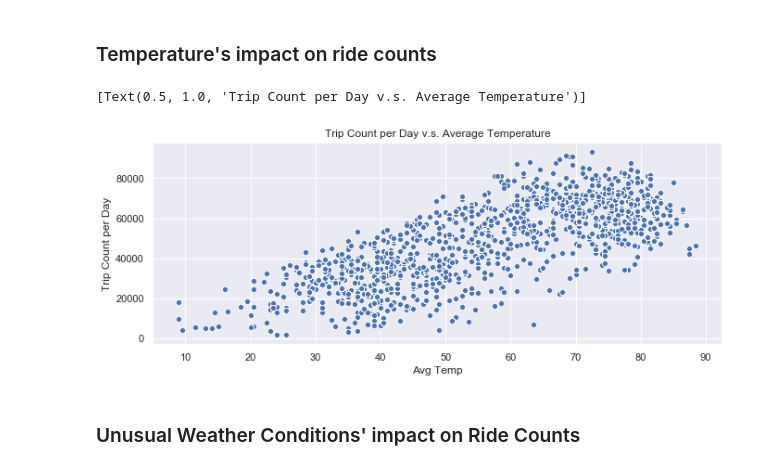
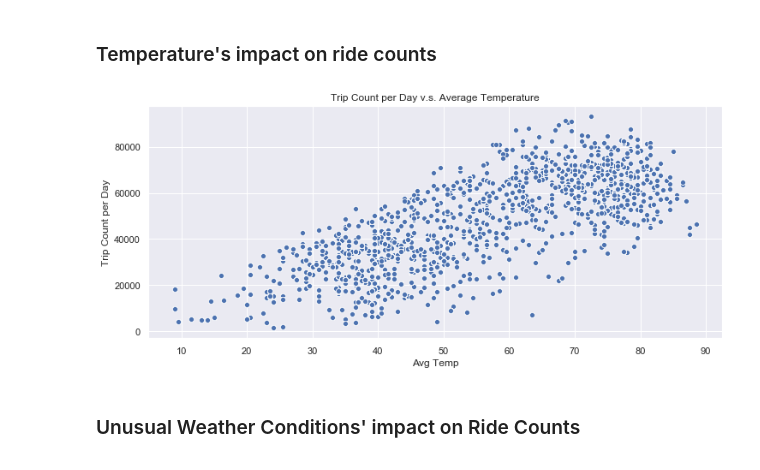
Before and after one commit to zhangym1256/Citi-Bike-Capstone, a Jupyter notebook: Hanbo/EDA.ipynb, the cells around one changed output. Drawn from its saved outputs; the diff is of its cells as text; code cells hidden in the pictures.

```diff
--- a/Hanbo/EDA.ipynb
+++ b/Hanbo/EDA.ipynb
@@ -76,5 +124,7 @@ sns.boxplot(x="Month", y="Avg Trip Duration",  data=month_trip)
 # %% [markdown]
 ### Monthly Average Bike Distance(mile)
 # %%
-sns.boxplot(x="Month", y="Avg Distance", data=month_trip)
+plt.figure(figsize=(12,5))
+sns.set_style('darkgrid')
+sns.boxplot(x="Month", y="Avg Distance", data=month_trip);
 # %% [output]
@@ -100,0 +132,6 @@ sns.barplot(x = c.start_month, y = c.distance)
+# %%
+monthly_tripduration = train_df.groupby('start_month').mean()[['trip_duration']].reset_index()
+monthly_tripduration.columns=['Start Month','Avg Trip Duration(s)']
+plt.figure(figsize=(12,5))
+sns.set_style('darkgrid')
+sns.barplot('Start Month','Avg Trip Duration(s)', data = monthly_tripduration);
@@ -100,0 +140,6 @@ sns.barplot(x = c.start_month, y = c.distance)
+# %%
+monthly_trip = train_df.groupby('start_month').count()[['trip_duration']].reset_index()
+monthly_trip.columns=['Start Month','Total Trip Counts']
+plt.figure(figsize=(12,5))
+sns.set_style('darkgrid')
+sns.barplot('Start Month', 'Total Trip Counts',data = monthly_trip);
@@ -100,0 +148,6 @@ sns.barplot(x = c.start_month, y = c.distance)
+# %%
+monthly_distance = train_df.groupby('start_month').mean()[['distance']].reset_index()
+monthly_distance.columns=['Start Month','Avg Distance(mile)']
+plt.figure(figsize=(12,5))
+sns.set_style('darkgrid')
+sns.barplot('Start Month','Avg Distance(mile)',data=monthly_distance);
@@ -105,10 +160,10 @@ sns.barplot(x = c.start_month, y = c.distance)
 # %%
 TEMP = train_df[['TAVG','trip_duration','trip_per_day','daily_avg_distance']]
 TEMP.columns = ['Avg Temp','Avg Trip Duration(s)','Trip Count per Day','Avg Distance(mile)']
-sns.scatterplot(x='Avg Temp',y='Trip Count per Day',data = TEMP).set(title = 'Trip Count per Day v.s. Average Temperature')
+plt.figure(figsize=(12,5))
+sns.scatterplot(x='Avg Temp',y='Trip Count per Day',data = TEMP).set(title = 'Trip Count per Day v.s. Average Temperature');
 # %% [output]
-[Text(0.5, 1.0, 'Trip Count per Day v.s. Average Temperature')]
-[figure, old version]
+[figure, new version]
 # %% [markdown]
 ### Unusual Weather Conditions' impact on Ride Counts
 # %%
```
Also changed, not shown: parts of 80 cells of this notebook, 1 other file.
